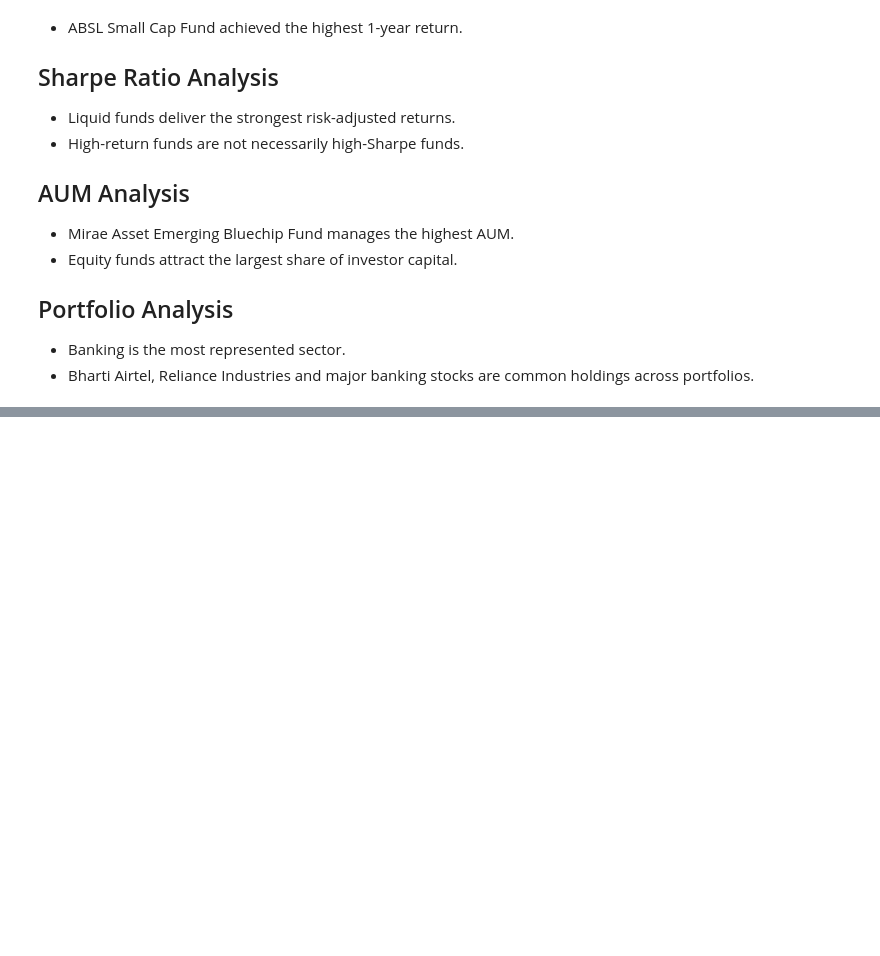
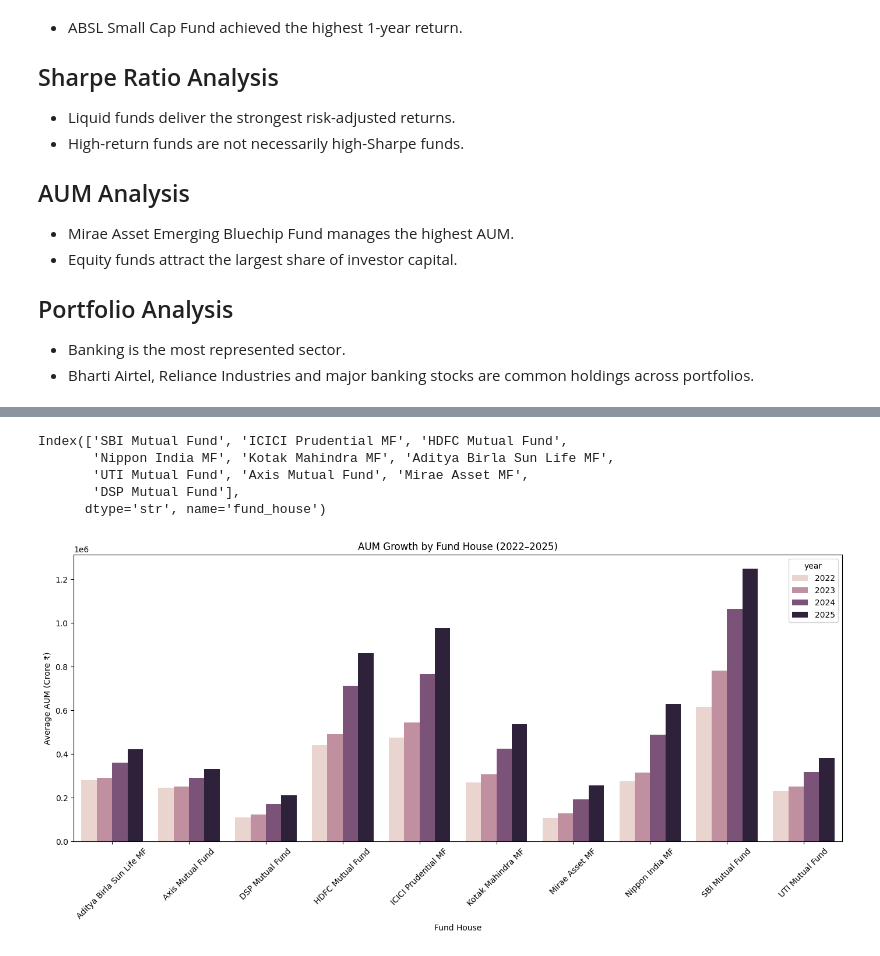
Before and after one commit to rishilg/bluestock_mf_capstone, a Jupyter notebook: notebooks/03_eda_analysis.ipynb, the cells around one changed output, grey strips where cells are left out. Cells and saved outputs as stored; diff of their text form; code cells hidden in the pictures; blank space fills up the shorter version.

```diff
--- a/notebooks/03_eda_analysis.ipynb
+++ b/notebooks/03_eda_analysis.ipynb
@@ -593,0 +786,10 @@ plt.show()
+# %%
+aum_yearly = (
+    aum.groupby(
+        ["year", "fund_house"]
+    )["aum_crore"]
+    .mean()
+    .reset_index()
+)
+
+aum_yearly.head()
@@ -593,0 +803,43 @@ plt.show()
+# %%
+top_amcs = (
+    aum.groupby("fund_house")["aum_crore"]
+    .mean()
+    .sort_values(ascending=False)
+    .head(10)
+    .index
+)
+
+top_amcs
+# %% [output]
+Index(['SBI Mutual Fund', 'ICICI Prudential MF', 'HDFC Mutual Fund',
+       'Nippon India MF', 'Kotak Mahindra MF', 'Aditya Birla Sun Life MF',
+       'UTI Mutual Fund', 'Axis Mutual Fund', 'Mirae Asset MF',
+       'DSP Mutual Fund'],
+      dtype='str', name='fund_house')
+# %%
+plt.figure(figsize=(14,7))
+
+sns.barplot(
+    data=aum_yearly[
+        aum_yearly["fund_house"].isin(top_amcs)
+    ],
+    x="fund_house",
+    y="aum_crore",
+    hue="year"
+)
+
+plt.title(
+    "AUM Growth by Fund House (2022–2025)"
+)
+
+plt.xlabel("Fund House")
+
+plt.ylabel("Average AUM (Crore ₹)")
+
+plt.xticks(rotation=45)
+
+plt.tight_layout()
+
+plt.show()
+# %% [output]
+[figure, added]
```
Also changed, not shown: parts of 52 cells of this notebook, 21 other files.
